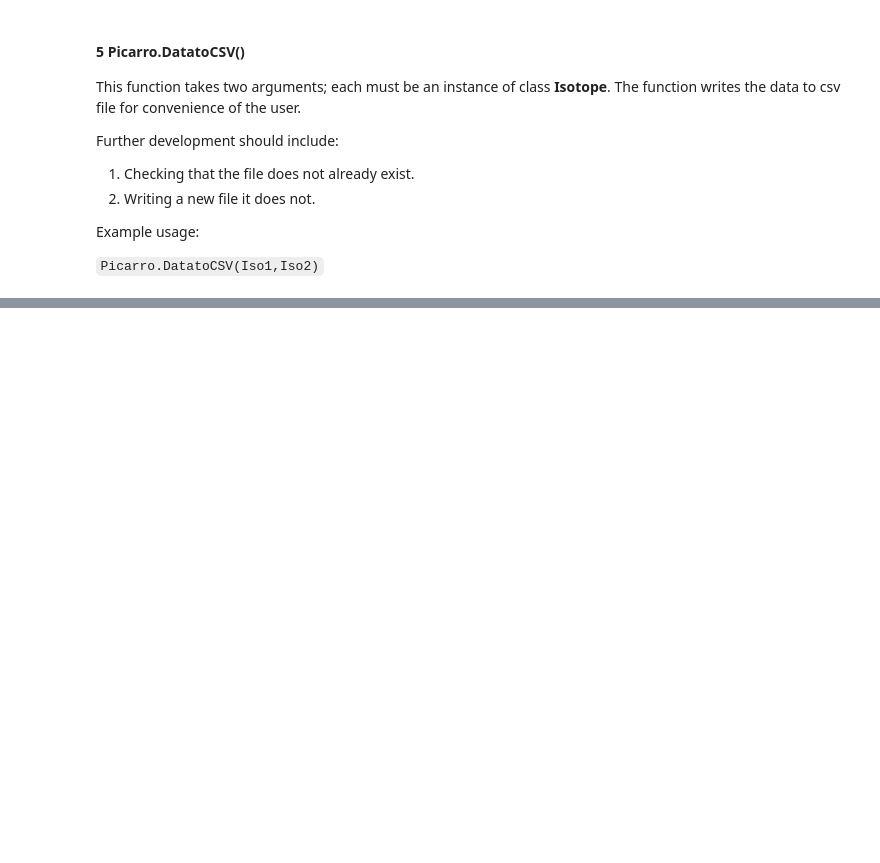
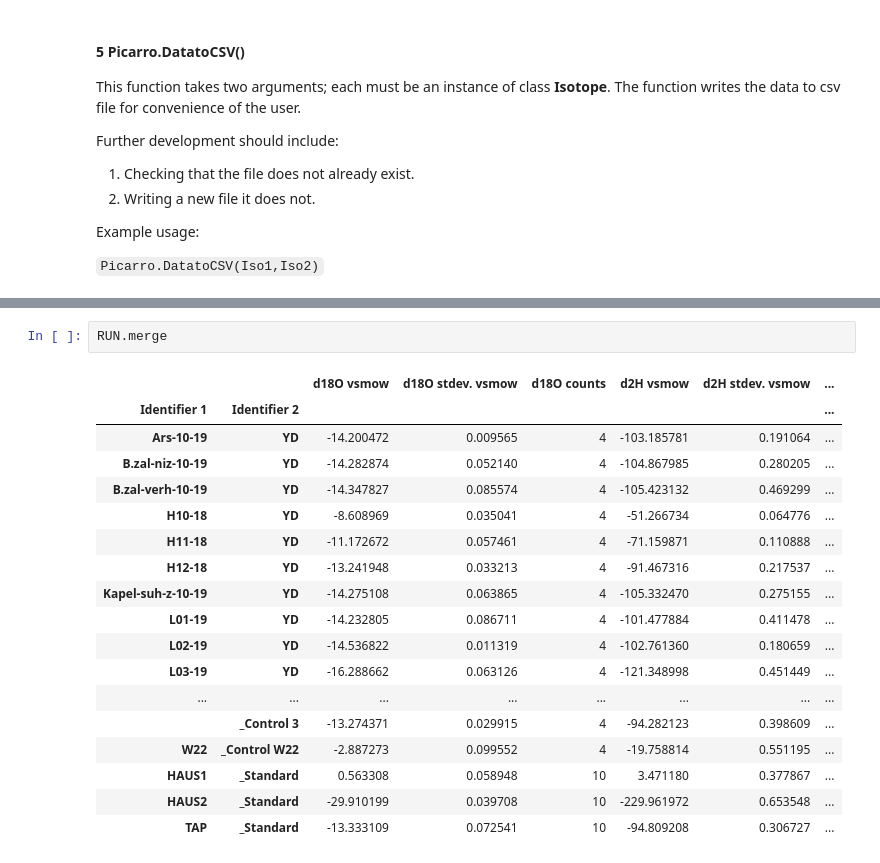
Before and after one commit to tr1813/picarro-calculator, a Jupyter notebook: ipynb/Picarro class.ipynb, the cells around one changed output, grey strips where cells are left out. Saved outputs shown, nothing was run; the diff lists cells and outputs as text; blank space fills up the shorter version.

```diff
--- a/ipynb/Picarro class.ipynb
+++ b/ipynb/Picarro class.ipynb
@@ -203,0 +204,21 @@ Name: d18O vsmow, dtype: float64
+# %%
+RUN.merge
+# %% [output]
+|  |  | d18O vsmow | d18O stdev. vsmow | d18O counts | d2H vsmow | d2H stdev. vsmow | ... |
+| Identifier 1 | Identifier 2 |  |  |  |  |  | ... |
+| Ars-10-19 | YD | -14.200472 | 0.009565 | 4 | -103.185781 | 0.191064 | ... |
+| B.zal-niz-10-19 | YD | -14.282874 | 0.052140 | 4 | -104.867985 | 0.280205 | ... |
+| B.zal-verh-10-19 | YD | -14.347827 | 0.085574 | 4 | -105.423132 | 0.469299 | ... |
+| H10-18 | YD | -8.608969 | 0.035041 | 4 | -51.266734 | 0.064776 | ... |
+| H11-18 | YD | -11.172672 | 0.057461 | 4 | -71.159871 | 0.110888 | ... |
+| H12-18 | YD | -13.241948 | 0.033213 | 4 | -91.467316 | 0.217537 | ... |
+| Kapel-suh-z-10-19 | YD | -14.275108 | 0.063865 | 4 | -105.332470 | 0.275155 | ... |
+| L01-19 | YD | -14.232805 | 0.086711 | 4 | -101.477884 | 0.411478 | ... |
+| L02-19 | YD | -14.536822 | 0.011319 | 4 | -102.761360 | 0.180659 | ... |
+| L03-19 | YD | -16.288662 | 0.063126 | 4 | -121.348998 | 0.451449 | ... |
+| ... | ... | ... | ... | ... | ... | ... | ... |
+|  | _Control 3 | -13.274371 | 0.029915 | 4 | -94.282123 | 0.398609 | ... |
+| W22 | _Control W22 | -2.887273 | 0.099552 | 4 | -19.758814 | 0.551195 | ... |
+| HAUS1 | _Standard | 0.563308 | 0.058948 | 10 | 3.471180 | 0.377867 | ... |
+| HAUS2 | _Standard | -29.910199 | 0.039708 | 10 | -229.961972 | 0.653548 | ... |
+| TAP | _Standard | -13.333109 | 0.072541 | 10 | -94.809208 | 0.306727 | ... |
```
Also changed, not shown: parts of 7 cells of this notebook, 3 other files.
